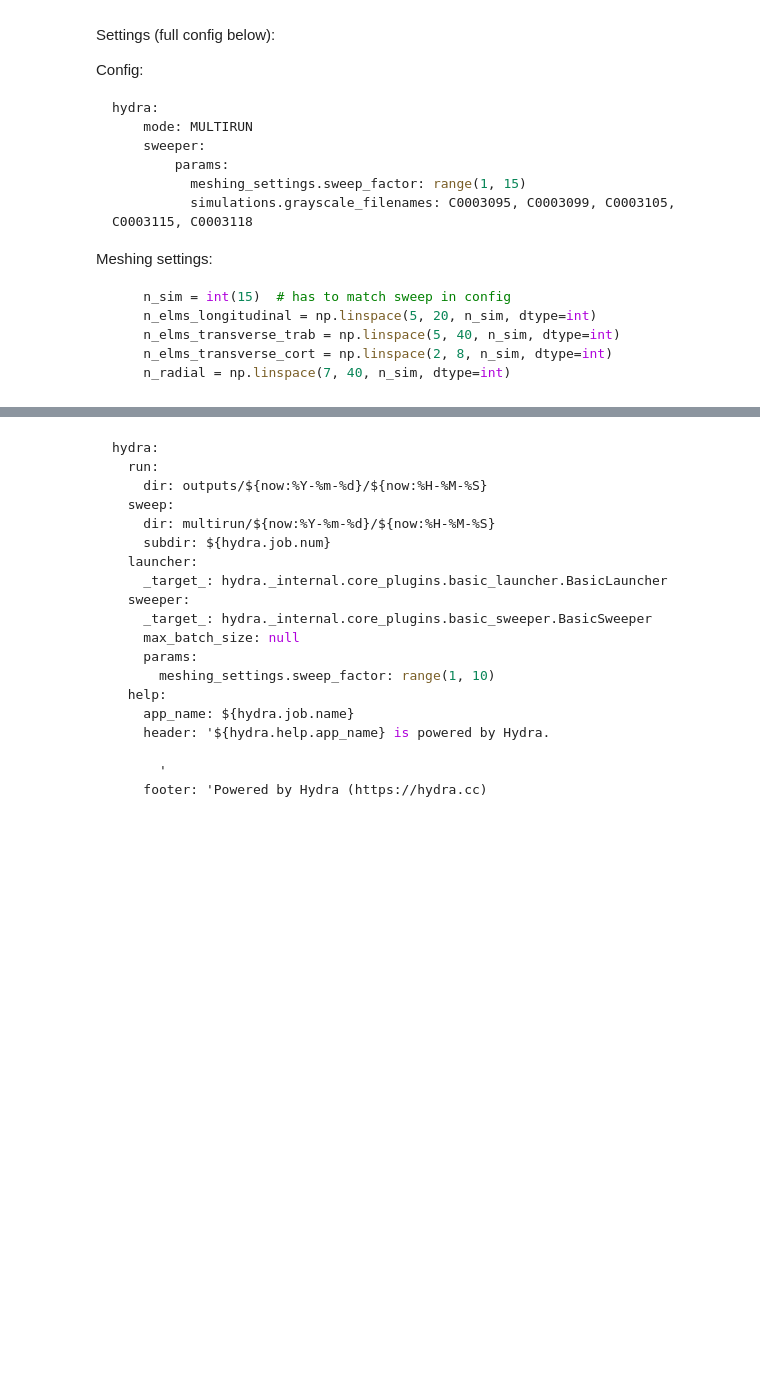
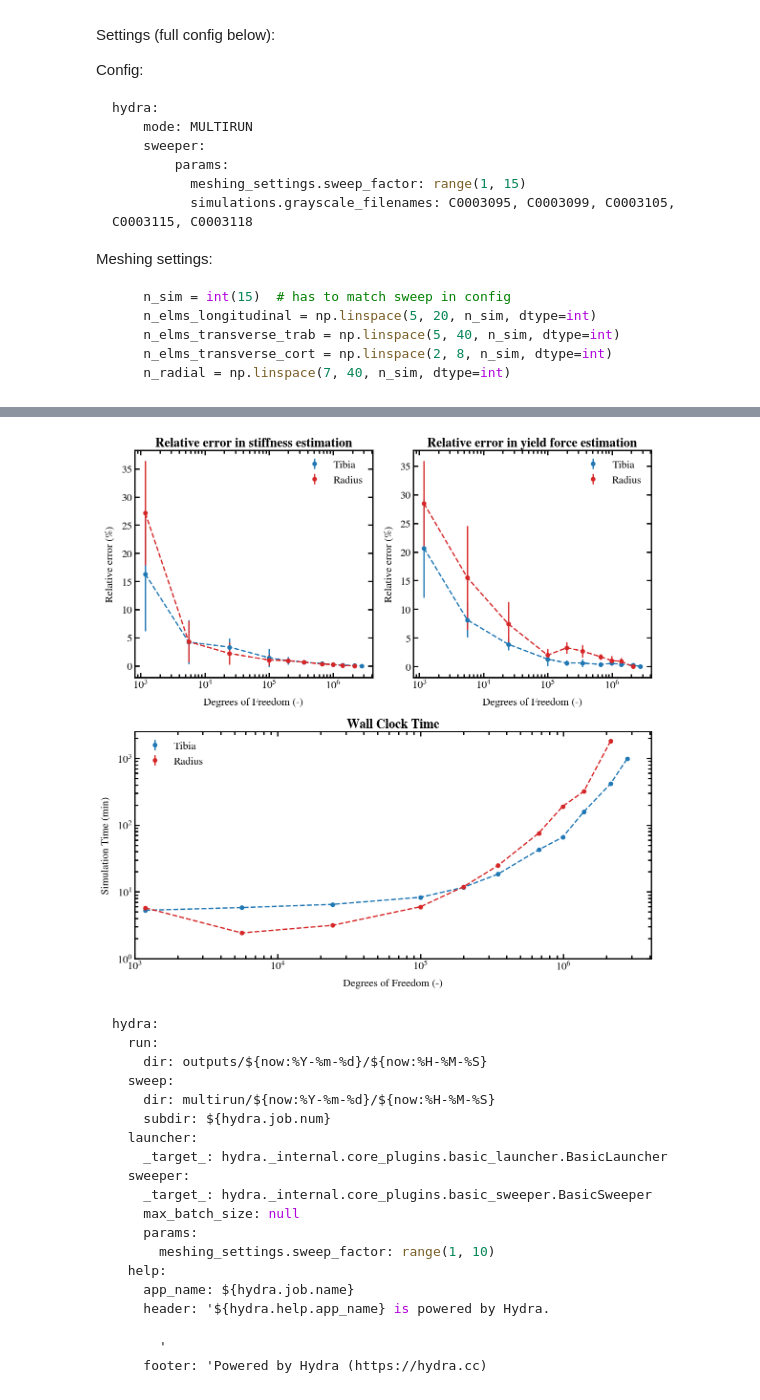
Before and after one commit to simoneponcioni/HFE, a Jupyter notebook: QMSKI/sensitivity_analysis.ipynb, the cells around one changed output, grey strips where cells are left out. Saved outputs shown, nothing was run; the diff lists cells and outputs as text; code cells hidden in the pictures; blank space fills up the shorter version.

```diff
--- a/QMSKI/sensitivity_analysis.ipynb
+++ b/QMSKI/sensitivity_analysis.ipynb
@@ -141,0 +237,58 @@ plt.show()
+# %%
+# fig, axs = plt.subplots(nrows=2, ncols=2, figsize=(12, 12), sharex='col', sharey='row')
+fig, axs = plt.subplot_mosaic([['stiffness', 'yield'], ['simulation_time', 'simulation_time']], figsize=(12, 12))
+
+# Plot stiffness
+for dofs, mean_errors, std_errors, df_name in stiffness_dfs:
+    if df_name == 'Radius':
+        _color = 'tab:red'
+    else:
+        _color = 'tab:blue'
+    axs['stiffness'].errorbar(dofs, mean_errors, yerr=std_errors, fmt='o', label=f'{df_name}', color=_color)
+    axs['stiffness'].plot(dofs, mean_errors, linestyle='--', color=_color)
+axs['stiffness'].set_xscale('log')
+axs['stiffness'].set_xlabel('Degrees of Freedom (-)')
+axs['stiffness'].set_ylabel('Relative error (%)')
+axs['stiffness'].set_title('Relative error in stiffness estimation', weight='bold')
+axs['stiffness'].legend()
+
+# Plot yield force
+for dofs, mean_errors, std_errors, df_name in yield_force_dfs:
+    if df_name == 'Radius':
+        _color = 'tab:red'
+    else:
+        _color = 'tab:blue'
+    axs['yield'].errorbar(dofs, mean_errors, yerr=std_errors, fmt='o', label=f'{df_name}', color=_color)
+    axs['yield'].plot(dofs, mean_errors, linestyle='--', color=_color)
+axs['yield'].set_xscale('log')
+axs['yield'].set_xlabel('Degrees of Freedom (-)')
+axs['yield'].set_ylabel('Relative error (%)')
+axs['yield'].set_title('Relative error in yield force estimation', weight='bold')
+axs['yield'].legend()
+
+# Plot simulation_time
+for dofs, mean_times, std_times, df_name in simulation_time_dfs:
+    if df_name == 'Radius':
+        _color = 'tab:red'
+    else:
+        _color = 'tab:blue'
+    axs['simulation_time'].errorbar(dofs, mean_times, yerr=std_times, fmt='o', label=f'{df_name}', color=_color)
+    axs['simulation_time'].plot(dofs, mean_times, linestyle='--', color=_color)
+axs['simulation_time'].set_xscale('log')
+axs['simulation_time'].set_yscale('log')
+axs['simulation_time'].set_xlim(1e3)
+axs['simulation_time'].set_ylim(1e-0)
+axs['simulation_time'].set_xlabel('Degrees of Freedom (-)')
+axs['simulation_time'].set_ylabel('Simulation Time (min)')
+axs['simulation_time'].set_title('Wall Clock Time', weight='bold')
+axs['simulation_time'].legend()
+
+# Remove unused subplot
+# fig.delaxes(axs['simulation_time'])
+
+# Adjust layout
+plt.tight_layout()
+plt.savefig('combined-plots.png', dpi=300, bbox_inches='tight')
+plt.show()
+# %% [output]
+[figure, added]
```
Also changed, not shown: parts of 7 cells of this notebook, 4 other files.
